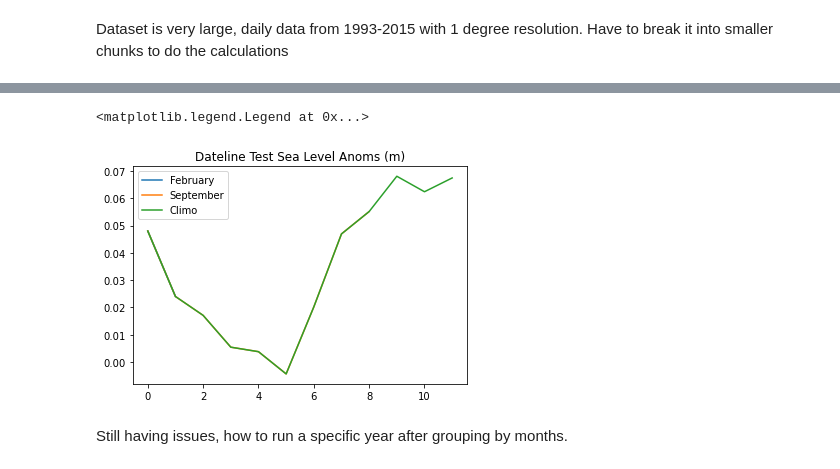
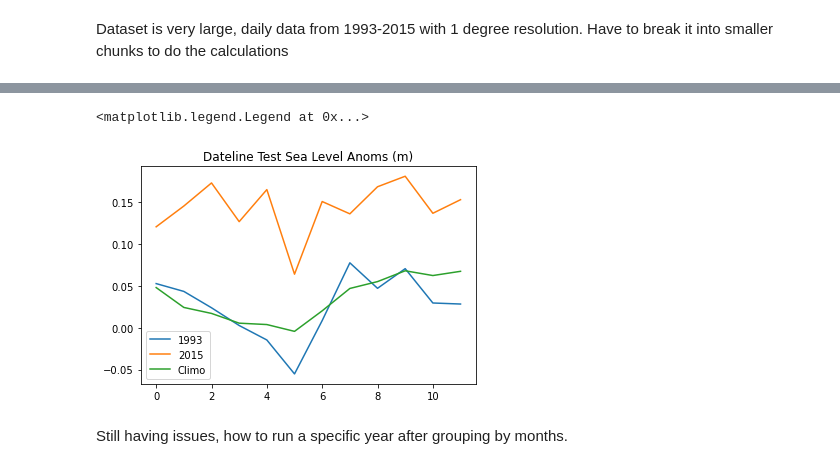
Before and after one commit to GeoRath/Climate-680, a Jupyter notebook: Assignment2.ipynb, the cells around one changed output, grey strips where cells are left out. Drawn from its saved outputs; the diff is of its cells as text; code cells hidden in the pictures.

```diff
--- a/Assignment2.ipynb
+++ b/Assignment2.ipynb
@@ -42,3 +42,6 @@ Attributes: (12/46)
     title:                           DT merged all satellites Global Ocean Gr...
     History:                         Translated to CF-1.0 Conventions by Netc...
     CDO:                             Climate Data Operators version 1.8.2 (ht...
+# %%
+ds = ds['sla'].resample(time="1MS").mean(dim="time")
+ds
@@ -52,6 +73,6 @@ Initial Data
 Dataset is very large, daily data from 1993-2015 with 1 degree resolution. Have to break it into smaller chunks to do the calculations
 # %%
 #Groupby month to slim the calculation
-ds_monthly = ds.groupby('time.month').mean(dim='time')
-ds_monthly
+ds_climo = ds.groupby('time.month').mean(dim='time')
+ds_climo
 # %% [output]
@@ -67,23 +96,23 @@ Data variables:
 # %%
 #Plot initial Climatology (International Date Line)
-ds_climo=ds_monthly.sel(latitude=0, longitude=360-180,method='nearest')
-ds_pt=ds_monthly.sel(latitude=0, longitude=360-180, method='nearest')
-ds_feb=ds_pt.sel(month=slice(2))
-ds_sep=ds_pt.sel(month=slice(9))
-#ds_pt1993=ds_pt.sel(time=slice('1993-01','1993-12'))
-#ds_pt2015=ds_pt.sel(time=slice('2015-01','2015-12'))
+ds_climo_pt=ds_climo.sel(latitude=0, longitude=360-180,method='nearest')
+ds_pt=ds.sel(latitude=0, longitude=360-180, method='nearest')
+#ds_feb=ds_pt.sel(month=slice(2))
+#ds_sep=ds_pt.sel(month=slice(9))
+ds_pt1993=ds_pt.sel(time=slice('1993-1','1993-12'))
+ds_pt2015=ds_pt.sel(time=slice('2015-1','2015-12'))
 
-#plt.plot(ds_pt1993['sla'])
-#plt.plot(ds_pt2015['sla'])
-plt.plot(ds_feb['sla'])
-plt.plot(ds_sep['sla'])
-plt.plot(ds_climo['sla'])
+plt.plot(ds_pt1993)
+plt.plot(ds_pt2015)
+#plt.plot(ds_feb['sla'])
+#plt.plot(ds_sep['sla'])
+plt.plot(ds_climo_pt)
 plt.title('Dateline Test Sea Level Anoms (m)')
-plt.legend(['February','September','Climo'])
+plt.legend(['1993','2015','Climo'])
 
 #If using monthly data how can I select yearly data per month?
 # %% [output]
 <matplotlib.legend.Legend at 0x...>
-[figure, old version]
+[figure, new version]
 # %% [markdown]
 Still having issues, how to run a specific year after grouping by months.
```
Also changed, not shown: parts of 4 cells of this notebook.
